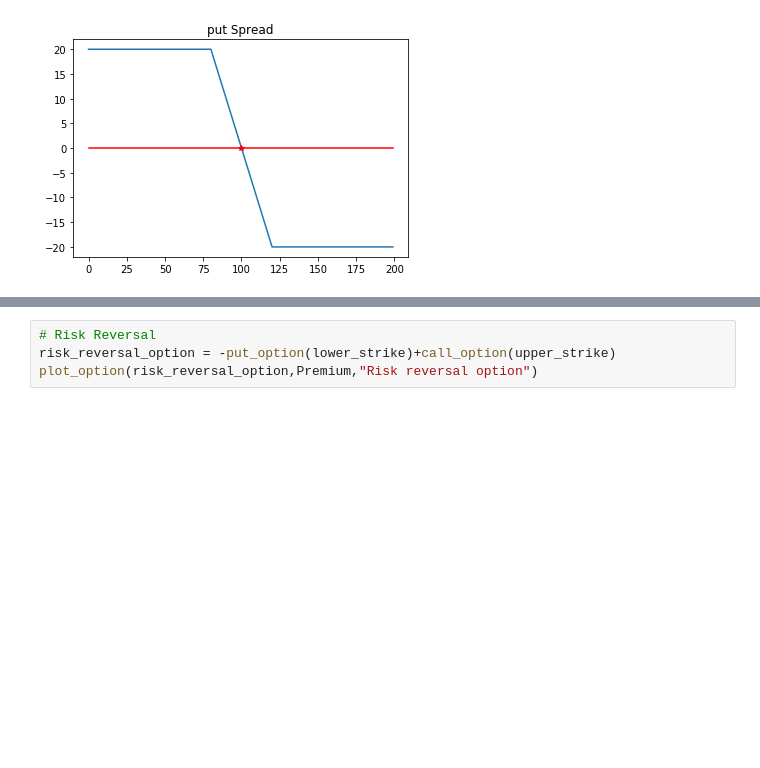
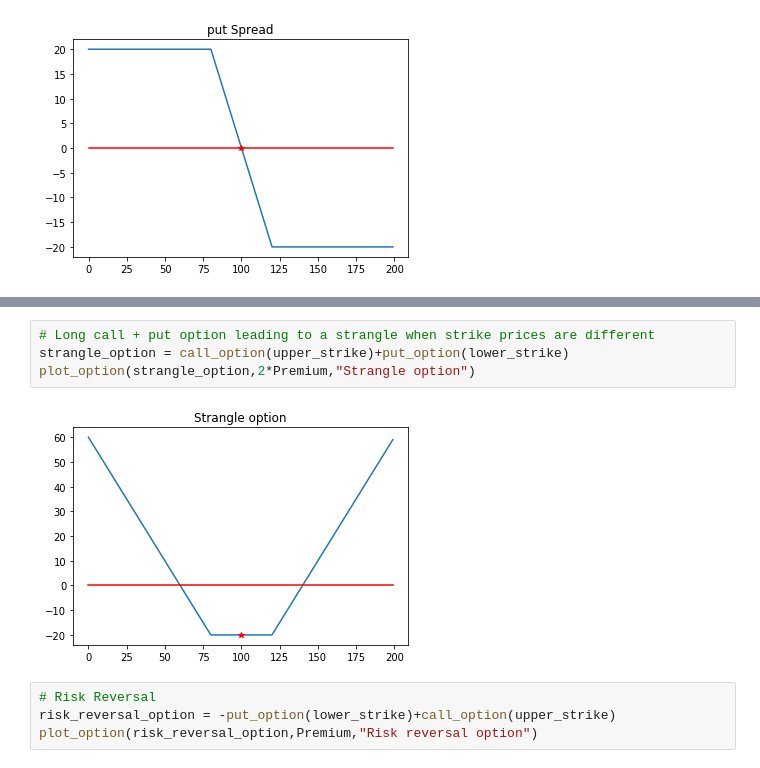
Before and after one commit to Kamesh-K/Options-Visualization, a Jupyter notebook: Visualizations_Options.ipynb, the cells around one changed output, grey strips where cells are left out. Saved outputs shown, nothing was run; the diff lists cells and outputs as text; blank space fills up the shorter version.

```diff
--- a/Visualizations_Options.ipynb
+++ b/Visualizations_Options.ipynb
@@ -66,5 +66,11 @@ plot_option(strangle_option,2*Premium,"Strangle option")
 # %% [output]
 [figure]
+# %%
+# Long call + put option leading to a strangle when strike prices are different
+strangle_option = call_option(upper_strike)+put_option(lower_strike)
+plot_option(strangle_option,2*Premium,"Strangle option")
+# %% [output]
+[figure, added]
 # %%
 # Risk Reversal
 risk_reversal_option = -put_option(lower_strike)+call_option(upper_strike)
```
Also changed, not shown: parts of 1 cell of this notebook.
